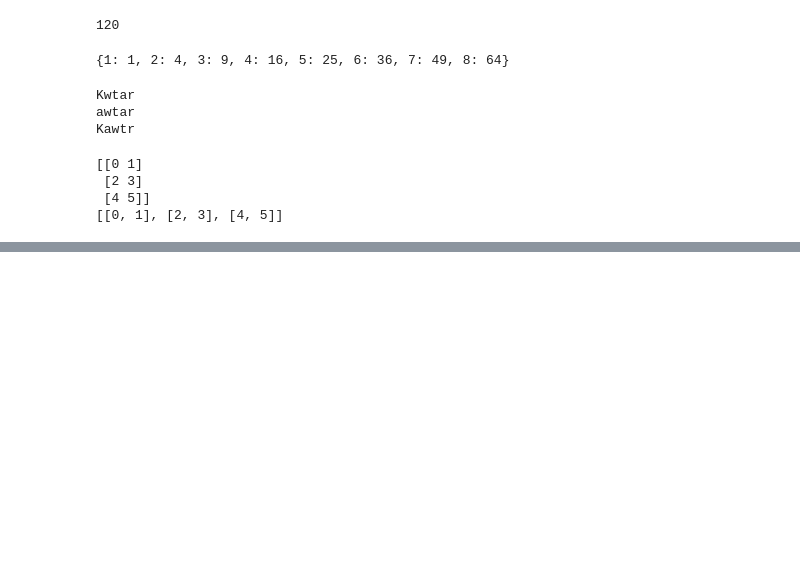
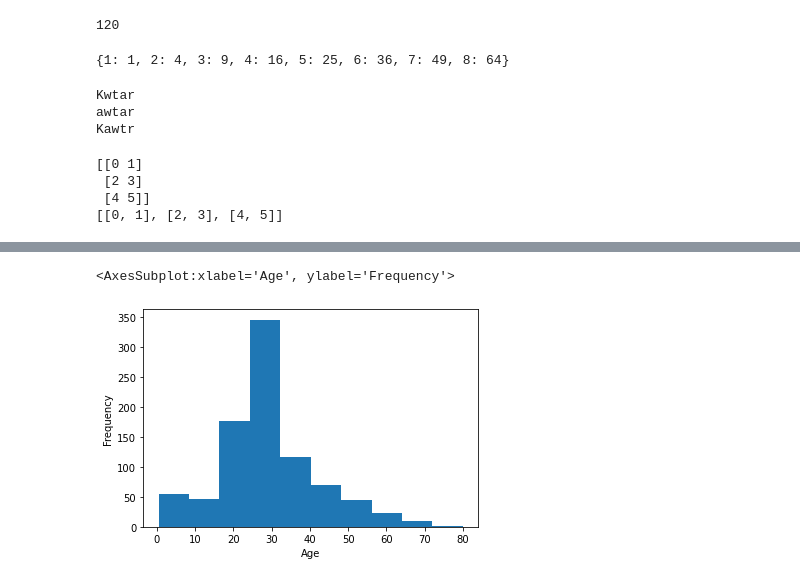
Before and after one commit to Kawtarms/AI, a Jupyter notebook: Checkpoint2-Copy1.ipynb, the cells around one changed output, grey strips where cells are left out. Cells and saved outputs as stored; diff of their text form; code cells hidden in the pictures; blank space fills up the shorter version.

```diff
--- a/Checkpoint2-Copy1.ipynb
+++ b/Checkpoint2-Copy1.ipynb
@@ -65,0 +128,6 @@ print(int(square_root))
+# %%
+import pandas as pd
+import numpy as np
+df_titanic=pd.read_csv('titanic-passengers.csv',sep=';')
+df_titanic.drop('Cabin',axis = 1 , inplace=True)
+df_titanic
@@ -65,0 +167,5 @@ print(int(square_root))
+# %%
+df_titanic['Age'].mean()
+print(df_titanic['Age'])
+df_titanic['Age'].replace( np.NaN,df_titanic['Age'].mean(),inplace=True)
+df_titanic
@@ -65,0 +198,11 @@ print(int(square_root))
+# %%
+df_titanic.dropna(inplace = True)
+df_titanic.isnull().sum()
+df_titanic
+df_titanic['Survived'].values
+from sklearn.preprocessing import LabelEncoder
+Label_encoder = LabelEncoder()
+df_titanic['Survived']=Label_encoder.fit_transform(df_titanic['Survived'])
+df_titanic['Sex']=Label_encoder.fit_transform(df_titanic['Sex'])
+df_titanic['Embarked']=Label_encoder.fit_transform(df_titanic['Embarked'])
+df_titanic
@@ -65,0 +223,8 @@ print(int(square_root))
+# %%
+import matplotlib.pyplot as plt
+import seaborn as sns
+plt.xlabel('Age')
+df_titanic['Age'].plot.hist()
+# %% [output]
+<AxesSubplot:xlabel='Age', ylabel='Frequency'>
+[figure, added]
```
Also changed, not shown: parts of 28 cells of this notebook.
